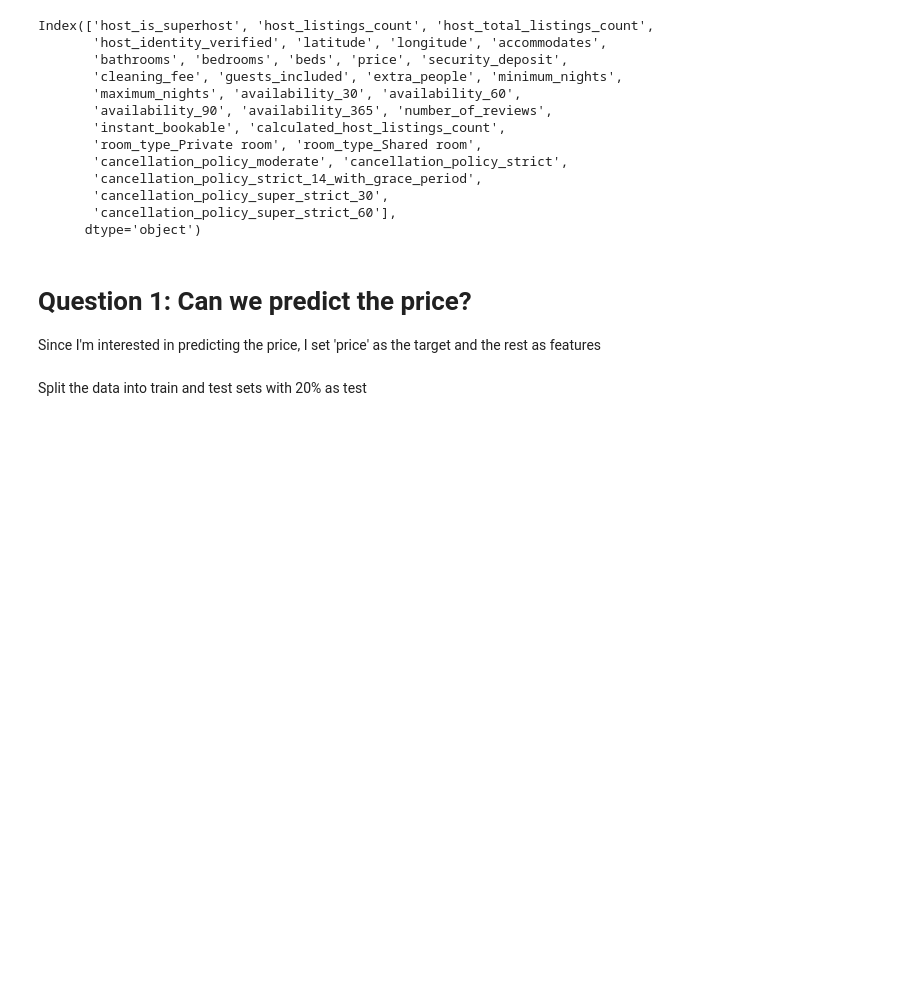
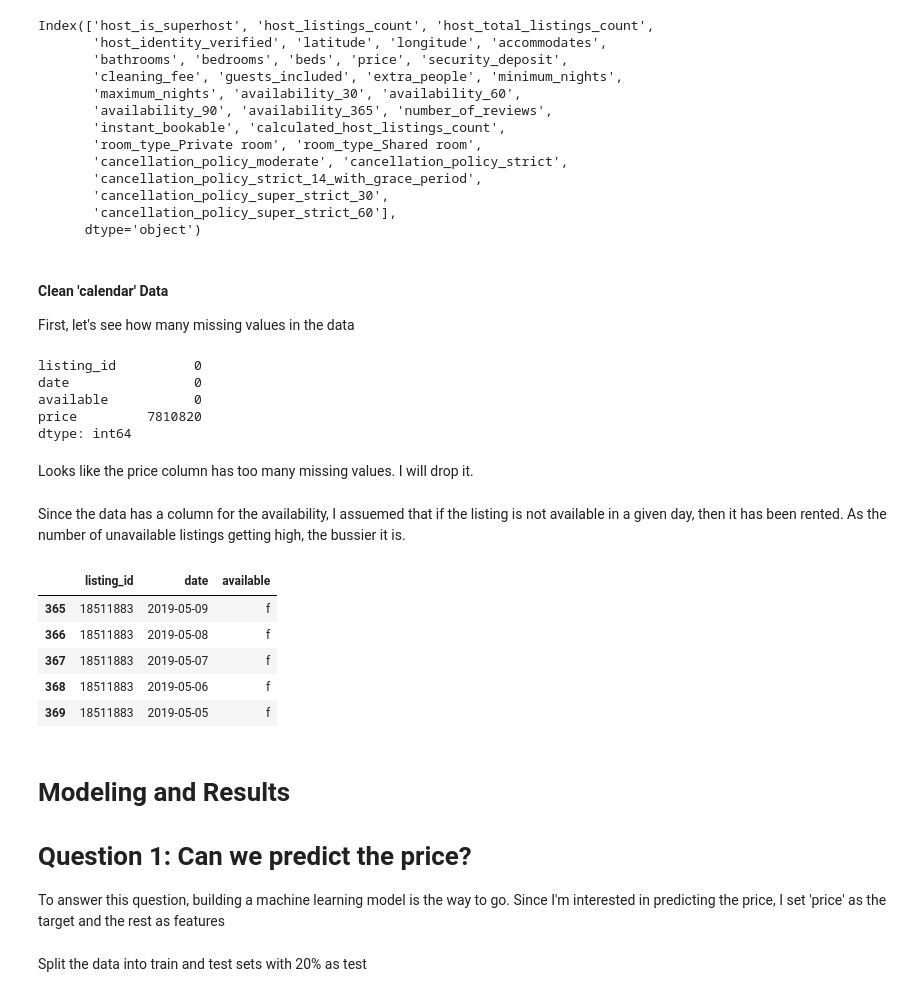
Before and after one commit to abdullahtk/DSND, a Jupyter notebook: Blog post (Airbnb data)/source/Airbnb_Los_Angeles.ipynb, the cells around one changed output. Drawn from its saved outputs; the diff is of its cells as text; code cells hidden in the pictures; blank space fills up the shorter version.

```diff
--- a/Blog post (Airbnb data)/source/Airbnb_Los_Angeles.ipynb
+++ b/Blog post (Airbnb data)/source/Airbnb_Los_Angeles.ipynb
@@ -472,8 +560,38 @@ Index(['host_is_superhost', 'host_listings_count', 'host_total_listings_count',
        'cancellation_policy_super_strict_30',
        'cancellation_policy_super_strict_60'],
       dtype='object')
+# %% [markdown]
+#### Clean 'calendar' Data
+First, let's see how many missing values in the data
+# %%
+calendar.isnull().sum()
+# %% [output]
+listing_id          0
+date                0
+available           0
+price         7810820
+dtype: int64
+# %% [markdown]
+Looks like the price column has too many missing values. I will drop it.
+# %%
+calendar.drop(['price'], axis=1, inplace=True)
+# %% [markdown]
+Since the data has a column for the availability, I assuemed that if the listing is not available in a given day, then it has been rented. As the number of unavailable listings getting high, the bussier it is.
+# %%
+unavailable_calendar = calendar[calendar['available'] == 'f']
+unavailable_calendar.head(5)
+# %% [output]
+|  | listing_id | date | available |
+| 365 | 18511883 | 2019-05-09 | f |
+| 366 | 18511883 | 2019-05-08 | f |
+| 367 | 18511883 | 2019-05-07 | f |
+| 368 | 18511883 | 2019-05-06 | f |
+| 369 | 18511883 | 2019-05-05 | f |
 # %% [markdown]
+# Modeling and Results
+
 # Question 1: Can we predict the price?
+To answer this question, building a machine learning model is the way to go.
 Since I'm interested in predicting the price, I set 'price' as the target and the rest as features
 # %%
 target = listings['price']
```
Also changed, not shown: parts of 53 cells of this notebook, 2 other files.
